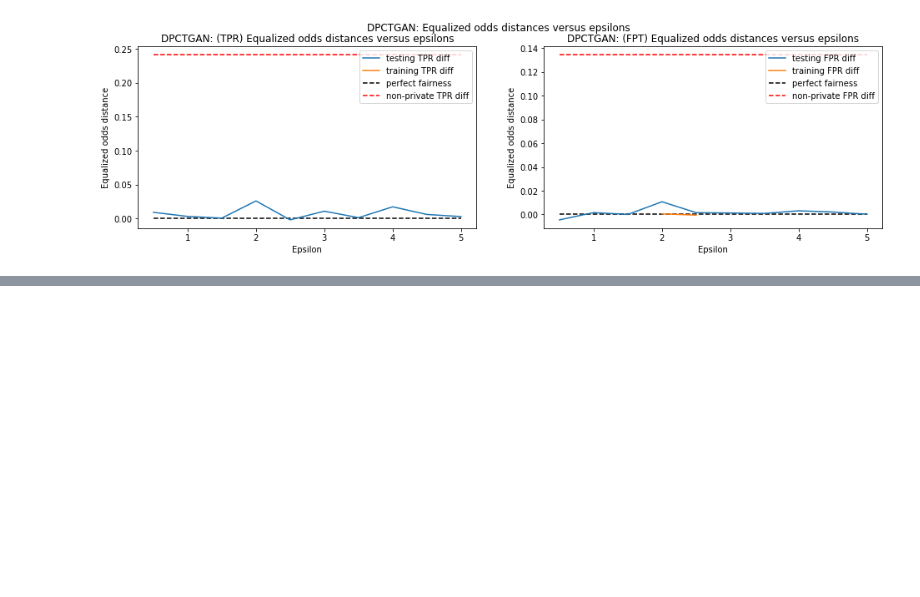
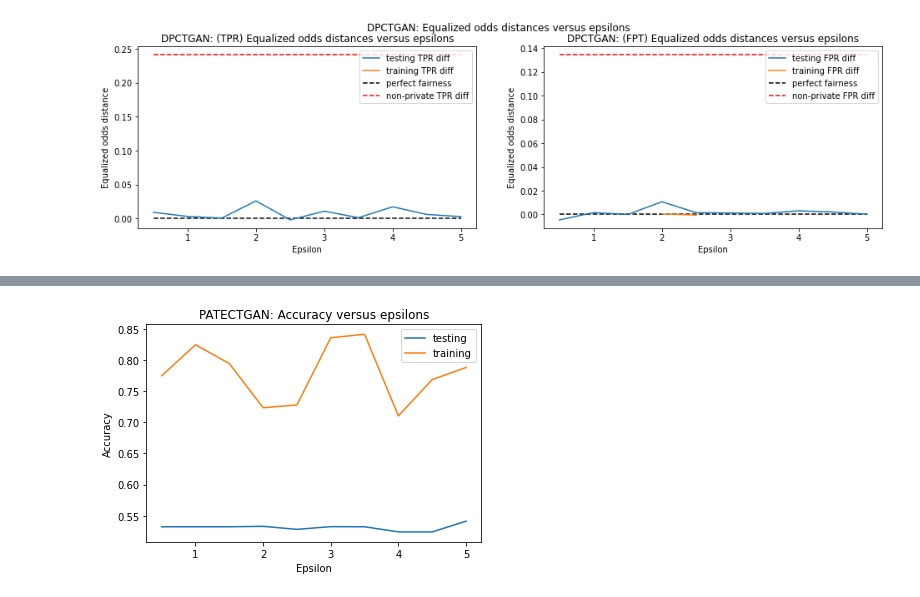
Before and after one commit to kgrabarz/microsoft_capstone_fall_2021, a Jupyter notebook: Code/Pipelines_and_EDA/5_COMPAS_Synthesizers.ipynb, the cells around one changed output, grey strips where cells are left out. Cells and saved outputs as stored; diff of their text form; code cells hidden in the pictures; blank space fills up the shorter version.

```diff
--- a/Code/Pipelines_and_EDA/5_COMPAS_Synthesizers.ipynb
+++ b/Code/Pipelines_and_EDA/5_COMPAS_Synthesizers.ipynb
@@ -437,0 +459,4 @@ plotEqualizedOdds("DPCTGAN", test_results, train_results, epsilons)
+# %%
+plotAccuracy("PATECTGAN", test_results, train_results, epsilons)
+# %% [output]
+[figure, added]
```
Also changed, not shown: parts of 7 cells of this notebook, 1 other file.
